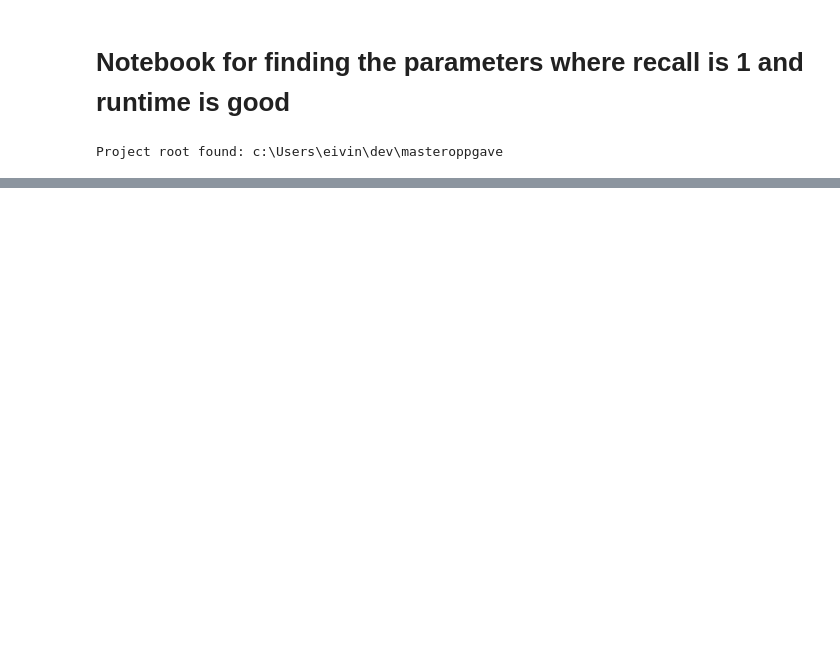
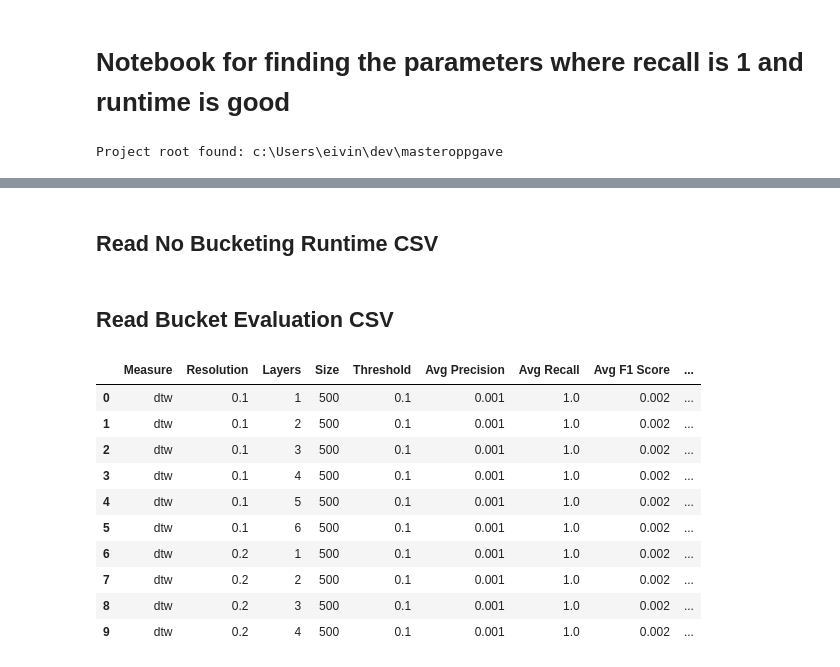
Before and after one commit to eivindmidtbo/masteroppgave, a Jupyter notebook: result_analysis/bucketing_vs_nobucketing/bucketing_vs_nobucketing.ipynb, the cells around one changed output, grey strips where cells are left out. Cells and saved outputs as stored; diff of their text form; code cells hidden in the pictures; blank space fills up the shorter version.

Commit message:
added file for analysing bucketing true sim performance

```diff
--- a/result_analysis/bucketing_vs_nobucketing/bucketing_vs_nobucketing.ipynb
+++ b/result_analysis/bucketing_vs_nobucketing/bucketing_vs_nobucketing.ipynb
@@ -31,0 +56,2 @@ Project root found: c:\Users\eivin\dev\masteroppgave
+# %% [markdown]
+## Read No Bucketing Runtime CSV
@@ -31,0 +71,50 @@ Project root found: c:\Users\eivin\dev\masteroppgave
+# %% [markdown]
+## Read Bucket Evaluation CSV
+# %%
+CITY = "porto"
+BUCKETING_METHOD = "loose"
+MEASURE = "dtw"
+DATA_SIZE = 500
+SCHEME = "grid"
+
+folder_path = f"../../results_hashed/bucket_evaluation/{BUCKETING_METHOD}/"
+file_name = f"{CITY}_{MEASURE}_{SCHEME}_{DATA_SIZE}.csv"
+file_path = folder_path + file_name
+
+bucket_evaluation = pd.read_csv(file_path, index_col=0)
+# %%
+# First, filter the bucket_evaluation dataframe
+filtered_eval = bucket_evaluation[
+    (bucket_evaluation["Avg Recall"] == 1) &
+    (bucket_evaluation["Threshold"] == 0.1)
+]
+
+# Select only the necessary columns from runtime_bucketing
+runtime_selected = runtime_bucketing[[
+    "Resolution", "Layers",
+    "Average Similarity Computation Time (Seconds)",
+    "Average Hash Generation Time (Seconds)",
+    "Average Bucket Distribution Time (Seconds)",
+    "Total time (Seconds)"
+]]
+
+# Merge using only Diameter, Layers, and Disks as keys
+merged_df = filtered_eval.merge(
+    runtime_selected,
+    on=["Resolution", "Layers"],
+    how="left"
+)
+
+merged_df.head(10)
+# %% [output]
+|  | Measure | Resolution | Layers | Size | Threshold | Avg Precision | Avg Recall | Avg F1 Score | ... |
+| 0 | dtw | 0.1 | 1 | 500 | 0.1 | 0.001 | 1.0 | 0.002 | ... |
+| 1 | dtw | 0.1 | 2 | 500 | 0.1 | 0.001 | 1.0 | 0.002 | ... |
+| 2 | dtw | 0.1 | 3 | 500 | 0.1 | 0.001 | 1.0 | 0.002 | ... |
+| 3 | dtw | 0.1 | 4 | 500 | 0.1 | 0.001 | 1.0 | 0.002 | ... |
+| 4 | dtw | 0.1 | 5 | 500 | 0.1 | 0.001 | 1.0 | 0.002 | ... |
+| 5 | dtw | 0.1 | 6 | 500 | 0.1 | 0.001 | 1.0 | 0.002 | ... |
+| 6 | dtw | 0.2 | 1 | 500 | 0.1 | 0.001 | 1.0 | 0.002 | ... |
+| 7 | dtw | 0.2 | 2 | 500 | 0.1 | 0.001 | 1.0 | 0.002 | ... |
+| 8 | dtw | 0.2 | 3 | 500 | 0.1 | 0.001 | 1.0 | 0.002 | ... |
+| 9 | dtw | 0.2 | 4 | 500 | 0.1 | 0.001 | 1.0 | 0.002 | ... |
```
Also changed, not shown: parts of 4 cells of this notebook.
